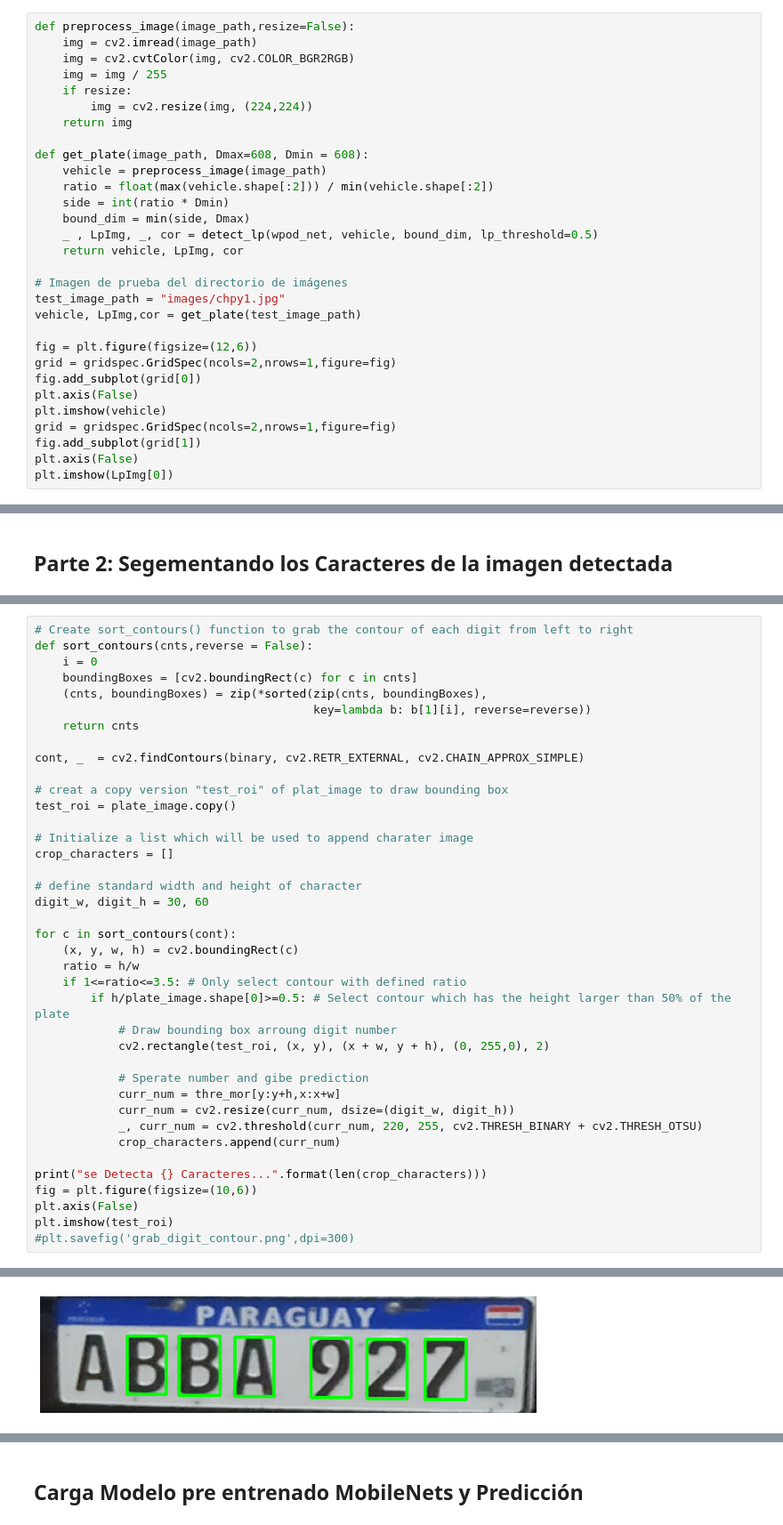
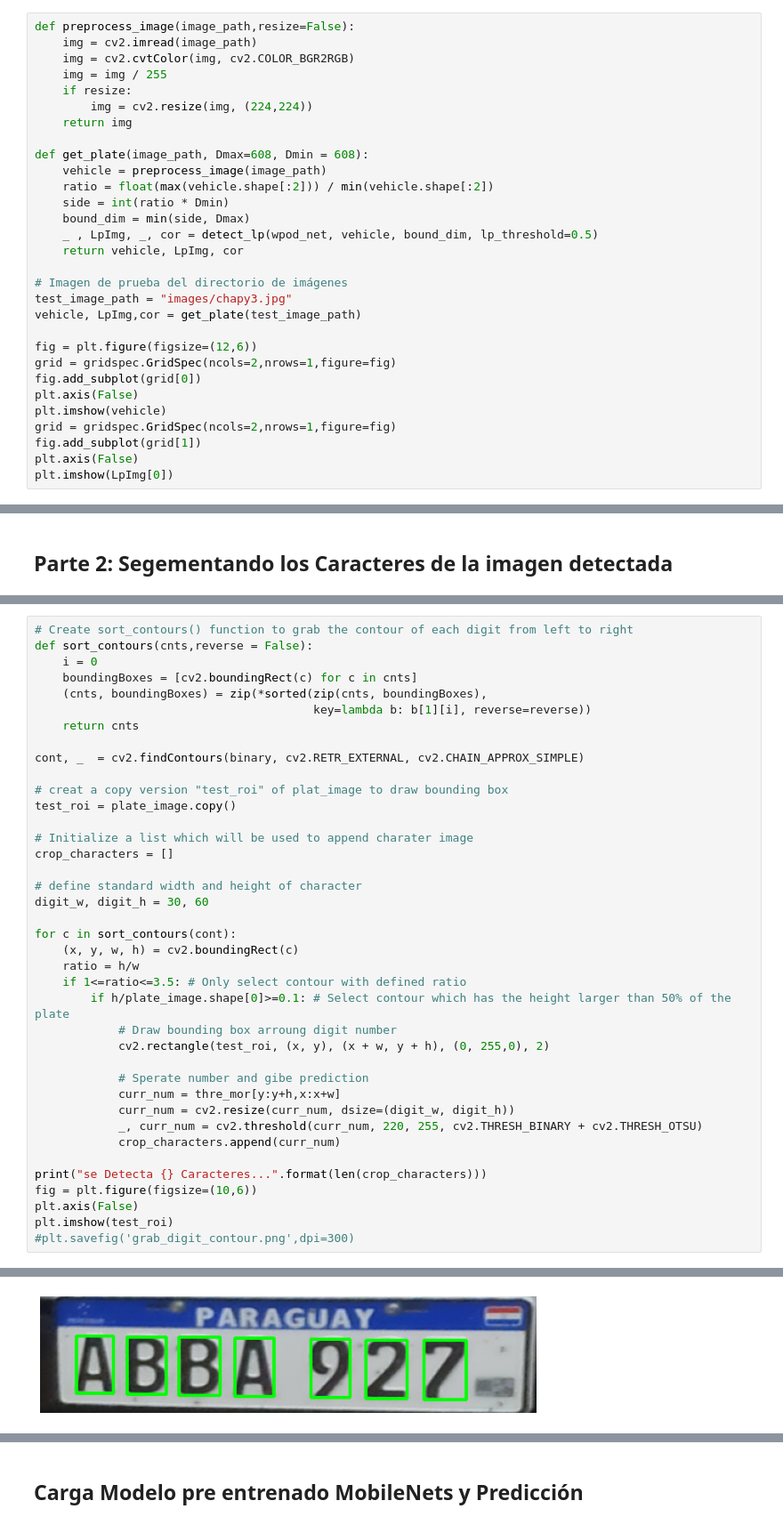
Before and after one commit to orlychaparro/deteccion_chapas, a Jupyter notebook: [Part 3]End-to-end.ipynb, the cells around one changed output, grey strips where cells are left out. Shown at 89% size. Saved outputs shown, nothing was run; the diff lists cells and outputs as text.

```diff
--- a/[Part 3]End-to-end.ipynb
+++ b/[Part 3]End-to-end.ipynb
@@ -94,7 +70,7 @@ def get_plate(image_path, Dmax=608, Dmin = 608):
     return vehicle, LpImg, cor
 
 # Imagen de prueba del directorio de imágenes
-test_image_path = "images/chpy1.jpg"
+test_image_path = "images/chapy3.jpg"
 vehicle, LpImg,cor = get_plate(test_image_path)
 
 fig = plt.figure(figsize=(12,6))
@@ -171,7 +147,7 @@ for c in sort_contours(cont):
     (x, y, w, h) = cv2.boundingRect(c)
     ratio = h/w
     if 1<=ratio<=3.5: # Only select contour with defined ratio
-        if h/plate_image.shape[0]>=0.5: # Select contour which has the height larger than 50% of the plate
+        if h/plate_image.shape[0]>=0.1: # Select contour which has the height larger than 50% of the plate
             # Draw bounding box arroung digit number
             cv2.rectangle(test_roi, (x, y), (x + w, y + h), (0, 255,0), 2)
 
@@ -191,5 +167,5 @@ se Detecta 6 Caracteres...
 <matplotlib.image.AxesImage at 0x...>
-[figure, old version]
+[figure, new version]
 # %%
 fig = plt.figure(figsize=(14,4))
 grid = gridspec.GridSpec(ncols=len(crop_characters),nrows=1,figure=fig)
```
Also changed, not shown: parts of 11 cells of this notebook, 3 other files.
